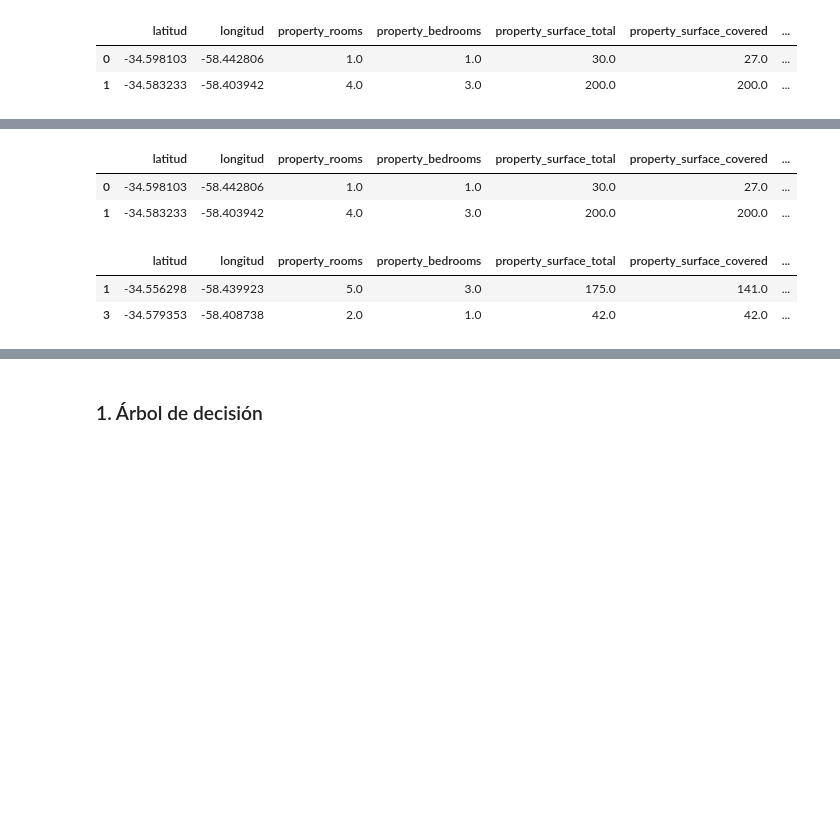
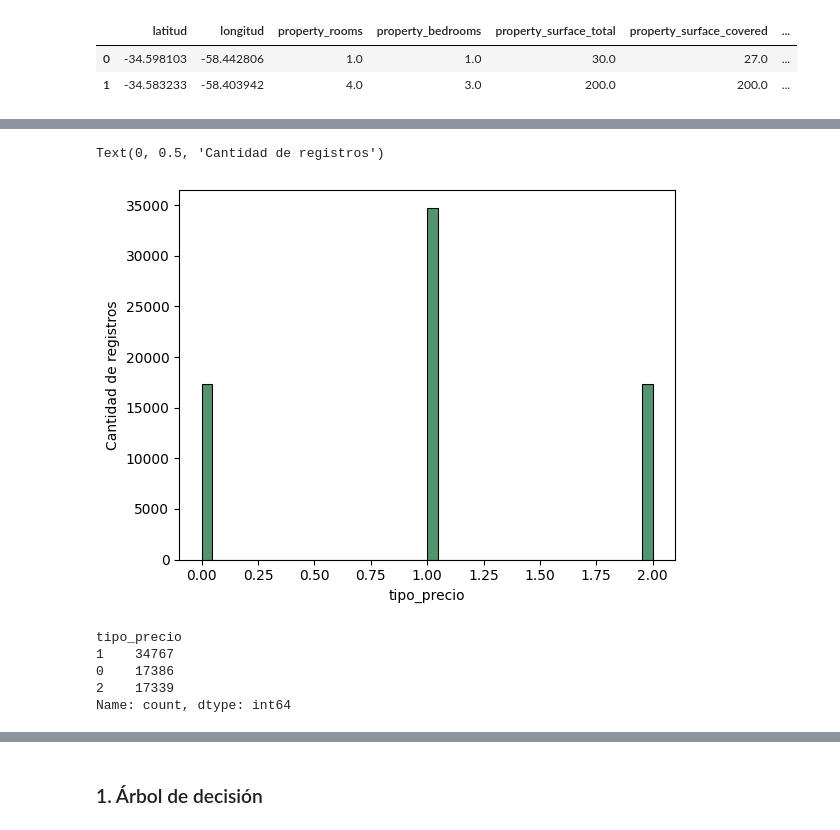
Before and after one commit to Taielmolina01/7506R-1C2024-GRUPO01, a Jupyter notebook: TP1/7606R_TP1_GRUPO01_ENTREGA_N2.ipynb, the cells around one changed output, grey strips where cells are left out. Cells and saved outputs as stored; diff of their text form; code cells hidden in the pictures; blank space fills up the shorter version.

```diff
--- a/TP1/7606R_TP1_GRUPO01_ENTREGA_N2.ipynb
+++ b/TP1/7606R_TP1_GRUPO01_ENTREGA_N2.ipynb
@@ -329,12 +302,0 @@ df_train["tipo_precio_alto"] = df_train["tipo_precio_alto"].astype(int)
-# %%
-df_train.head(2)
-# %% [output]
-|  | latitud | longitud | property_rooms | property_bedrooms | property_surface_total | property_surface_covered | ... |
-| 0 | -34.598103 | -58.442806 | 1.0 | 1.0 | 30.0 | 27.0 | ... |
-| 1 | -34.583233 | -58.403942 | 4.0 | 3.0 | 200.0 | 200.0 | ... |
-# %%
-df_test.head(2)
-# %% [output]
-|  | latitud | longitud | property_rooms | property_bedrooms | property_surface_total | property_surface_covered | ... |
-| 1 | -34.556298 | -58.439923 | 5.0 | 3.0 | 175.0 | 141.0 | ... |
-| 3 | -34.579353 | -58.408738 | 2.0 | 1.0 | 42.0 | 42.0 | ... |
@@ -340,0 +317,14 @@ df_test.head(2)
+# %%
+sns.histplot(df["tipo_precio"], color=VERDE)
+plt.ylabel("Cantidad de registros")
+# %% [output]
+Text(0, 0.5, 'Cantidad de registros')
+[figure, added]
+# %%
+df["tipo_precio"].value_counts()
+# %% [output]
+tipo_precio
+1    34767
+0    17386
+2    17339
+Name: count, dtype: int64
```
Also changed, not shown: parts of 28 cells of this notebook.
